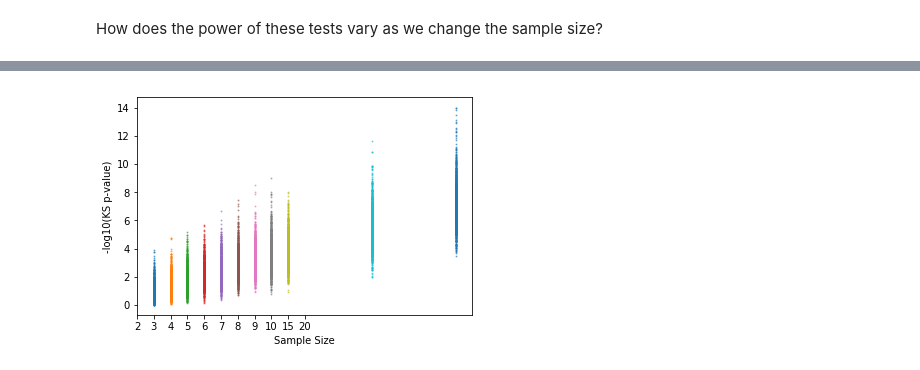
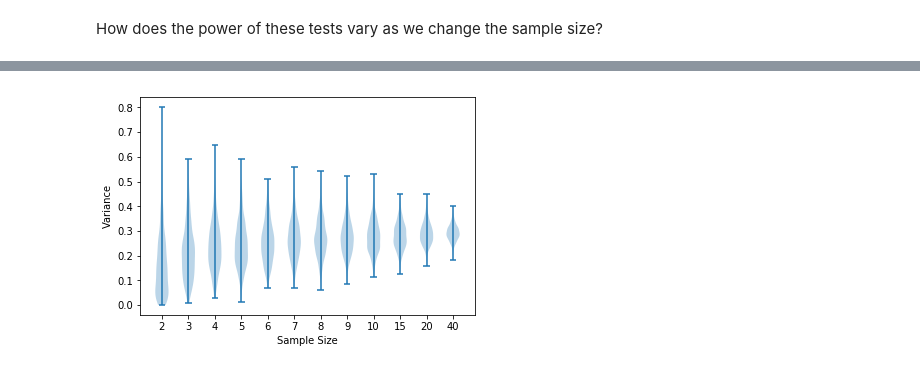
Before and after one commit to ucbmcb288/2019, a Jupyter notebook: MCB288_Notebook2_Barton.ipynb, the cells around one changed output, grey strips where cells are left out. Saved outputs shown, nothing was run; the diff lists cells and outputs as text; code cells hidden in the pictures.

```diff
--- a/MCB288_Notebook2_Barton.ipynb
+++ b/MCB288_Notebook2_Barton.ipynb
@@ -810,7 +813,7 @@ for n in sample_sizes:
         wtr = np.random.choice(wt,n)
         mutr = np.random.choice(mut,n)
         #pvals[n].append(-np.log10(ks_2samp(wtr,mutr)[1]))
-        pvals[n].append(-np.log10(ttest_ind(wtr,mutr)[1]))
+        pvals[n].append(-np.log10(ttest_ind(np.log(wtr),np.log(mutr))[1]))
 # %%
 fig, ax = plt.subplots()
 
@@ -825,13 +828,27 @@ a = plt.xticks(range(1,len(sample_sizes)+1),sample_sizes)
-# %%
-fig, ax = plt.subplots()
-
-for v in sample_sizes:
-    ax.scatter([v] * len(pvals[v]),pvals[v], s=1,alpha=.5)
-
-ax.set_title('')
-#ax.yaxis.grid(False)
-ax.set_xlabel('Sample Size')
-ax.set_ylabel('-log10(KS p-value)')
-a = plt.xticks(range(1,len(sample_sizes)+1),sample_sizes)
-# %% [output]
-[figure, removed]
+# %%
+
+#
+# lets look at the effect of changing the number of experiments we did
+#
+
+vars = {}
+
+trials = 1000
+
+sample_sizes = [2,3,4,5,6,7,8,9,10,15,20,40]
+for n in sample_sizes:
+    vars[n] = []
+    for t in range(0,trials):
+        wtr = np.random.choice(wt,n)
+        vars[n].append(np.std(np.log(wtr)))
+
+fig, ax = plt.subplots()
+
+ax.violinplot(dataset = [vars[v] for v in sample_sizes])
+ax.set_title('')
+ax.yaxis.grid(False)
+ax.set_xlabel('Sample Size')
+ax.set_ylabel('Variance')
+a = plt.xticks(range(1,len(sample_sizes)+1),sample_sizes)
+# %% [output]
+[figure, added]
```
Also changed, not shown: parts of 7 cells of this notebook, 1 other file.
